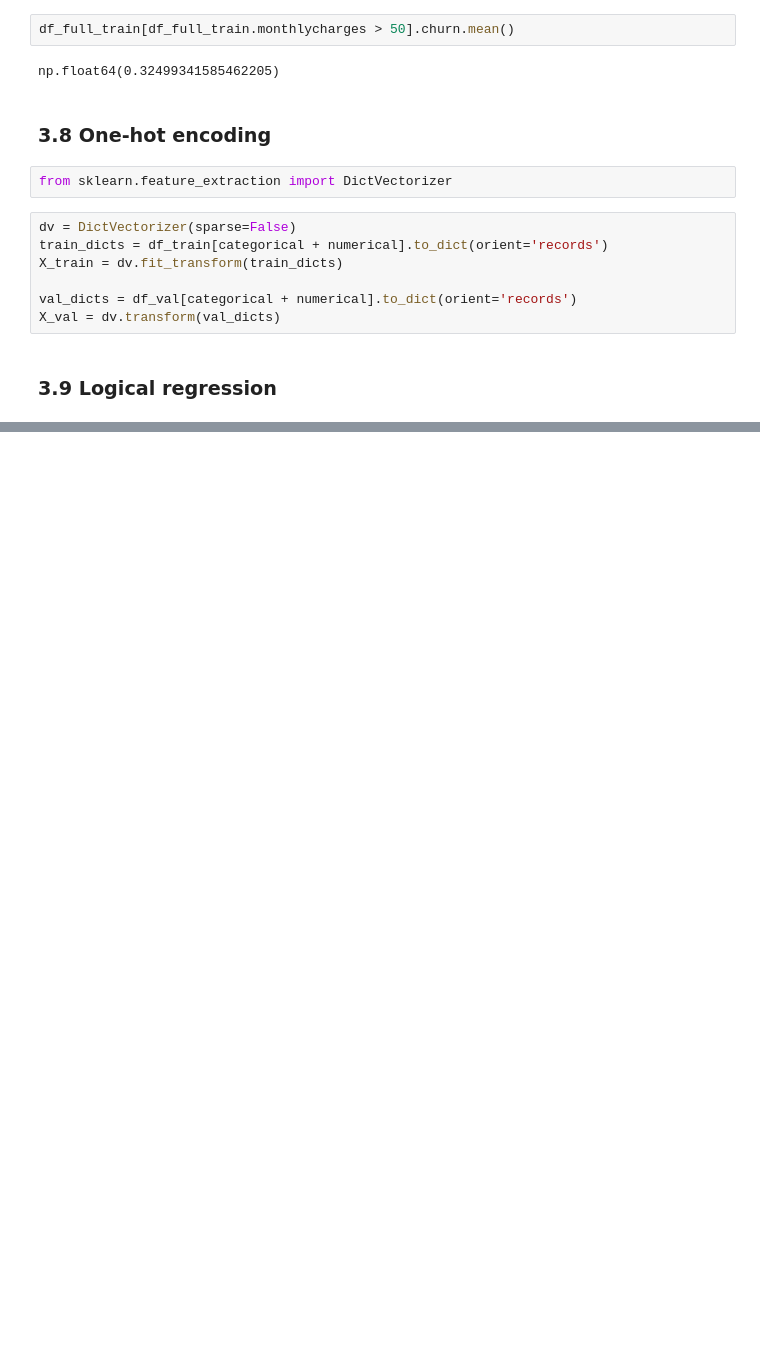
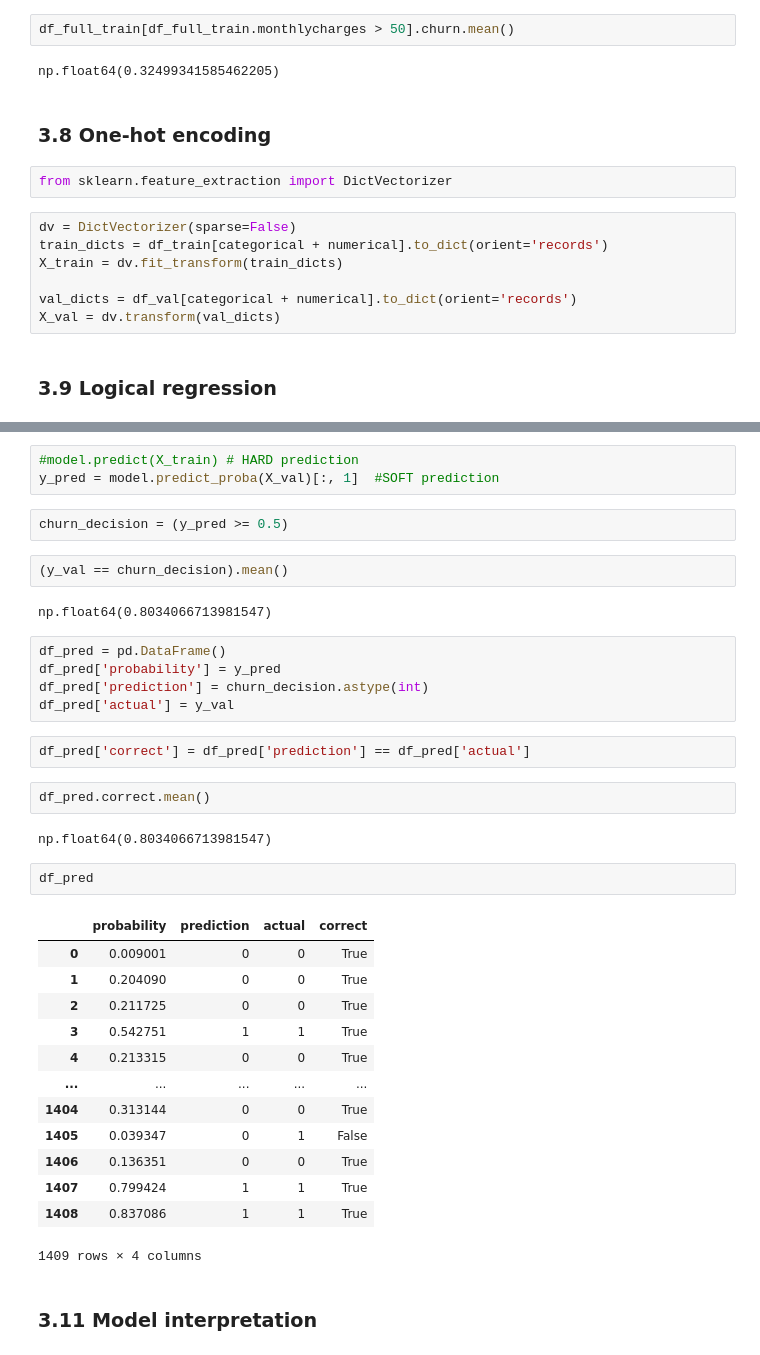
Before and after one commit to Assena-Emmanuel/Machine-learning-homework, a Jupyter notebook: 03-Classification/Untitled.ipynb, the cells around one changed output, grey strips where cells are left out. Saved outputs shown, nothing was run; the diff lists cells and outputs as text; blank space fills up the shorter version.

```diff
--- a/03-Classification/Untitled.ipynb
+++ b/03-Classification/Untitled.ipynb
@@ -392,0 +461,38 @@ X_val = dv.transform(val_dicts)
+# %%
+#model.predict(X_train) # HARD prediction
+y_pred = model.predict_proba(X_val)[:, 1]  #SOFT prediction
+# %%
+churn_decision = (y_pred >= 0.5)
+# %%
+(y_val == churn_decision).mean()
+# %% [output]
+np.float64(0.8034066713981547)
+# %%
+df_pred = pd.DataFrame()
+df_pred['probability'] = y_pred
+df_pred['prediction'] = churn_decision.astype(int)
+df_pred['actual'] = y_val
+# %%
+df_pred['correct'] = df_pred['prediction'] == df_pred['actual']
+# %%
+df_pred.correct.mean()
+# %% [output]
+np.float64(0.8034066713981547)
+# %%
+df_pred
+# %% [output]
+|  | probability | prediction | actual | correct |
+| 0 | 0.009001 | 0 | 0 | True |
+| 1 | 0.204090 | 0 | 0 | True |
+| 2 | 0.211725 | 0 | 0 | True |
+| 3 | 0.542751 | 1 | 1 | True |
+| 4 | 0.213315 | 0 | 0 | True |
+| ... | ... | ... | ... | ... |
+| 1404 | 0.313144 | 0 | 0 | True |
+| 1405 | 0.039347 | 0 | 1 | False |
+| 1406 | 0.136351 | 0 | 0 | True |
+| 1407 | 0.799424 | 1 | 1 | True |
+| 1408 | 0.837086 | 1 | 1 | True |
+1409 rows × 4 columns
+# %% [markdown]
+### 3.11 Model interpretation
```
Also changed, not shown: parts of 38 cells of this notebook, 2 other files.
